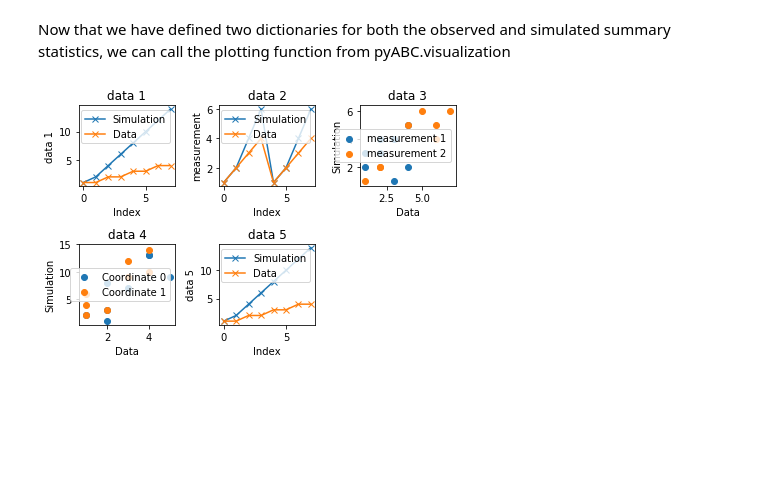
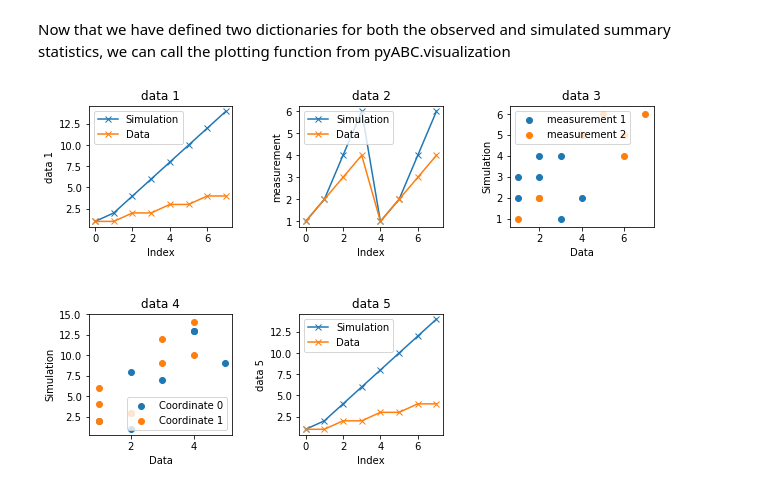
Before and after one commit to ICB-DCM/pyABC, a Jupyter notebook: doc/examples/data_plots.ipynb, the cells around one changed output. Cells and saved outputs as stored; diff of their text form; code cells hidden in the pictures; blank space fills up the shorter version.

```diff
--- a/doc/examples/data_plots.ipynb
+++ b/doc/examples/data_plots.ipynb
@@ -37,7 +37,7 @@ simulated = {'data 1': np.array([1,2,4,6,8,10,12,14]),
 Now that we have defined two dictionaries for both the observed and simulated summary statistics, we can call the plotting function from pyABC.visualization
 # %%
 plot_data(observed, simulated)
-plt.gcf().
+plt.gcf().set_size_inches(9, 6)
 plt.show()
 # %% [output]
-[figure, old version]
+[figure, new version]
```
Also changed, not shown: 1 other file.
